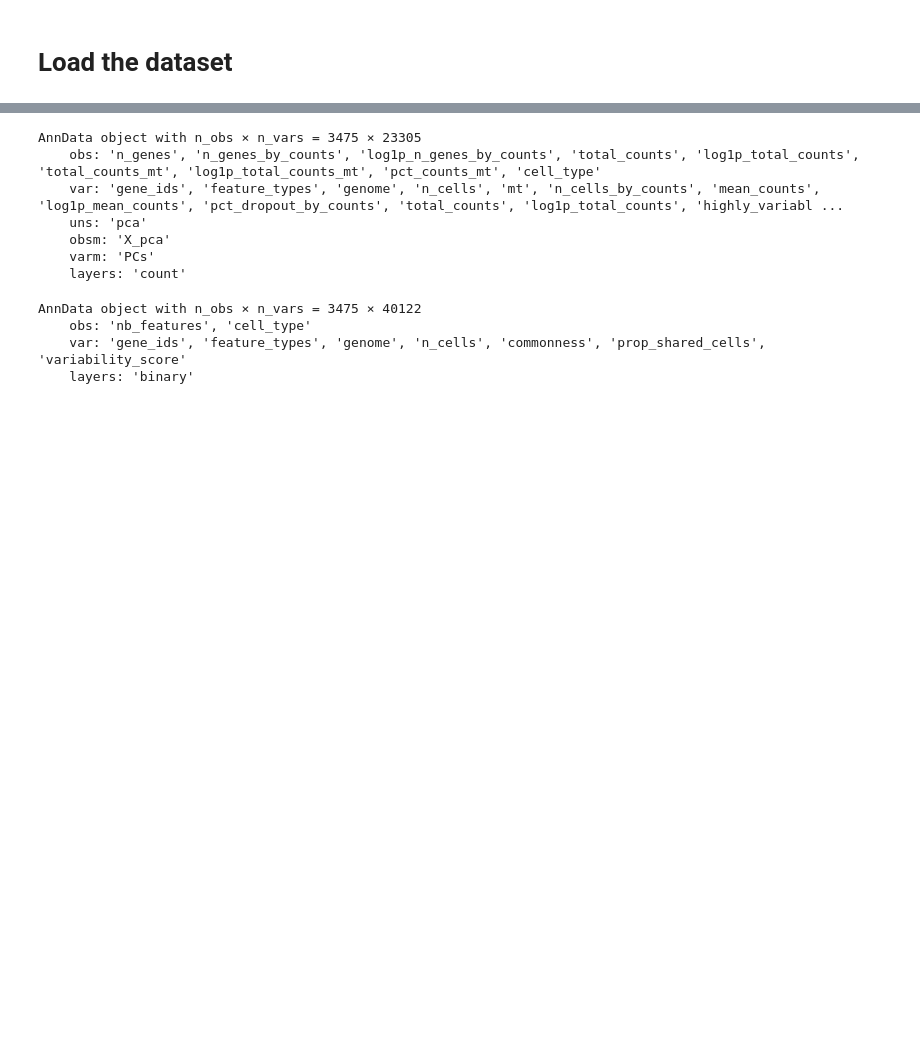
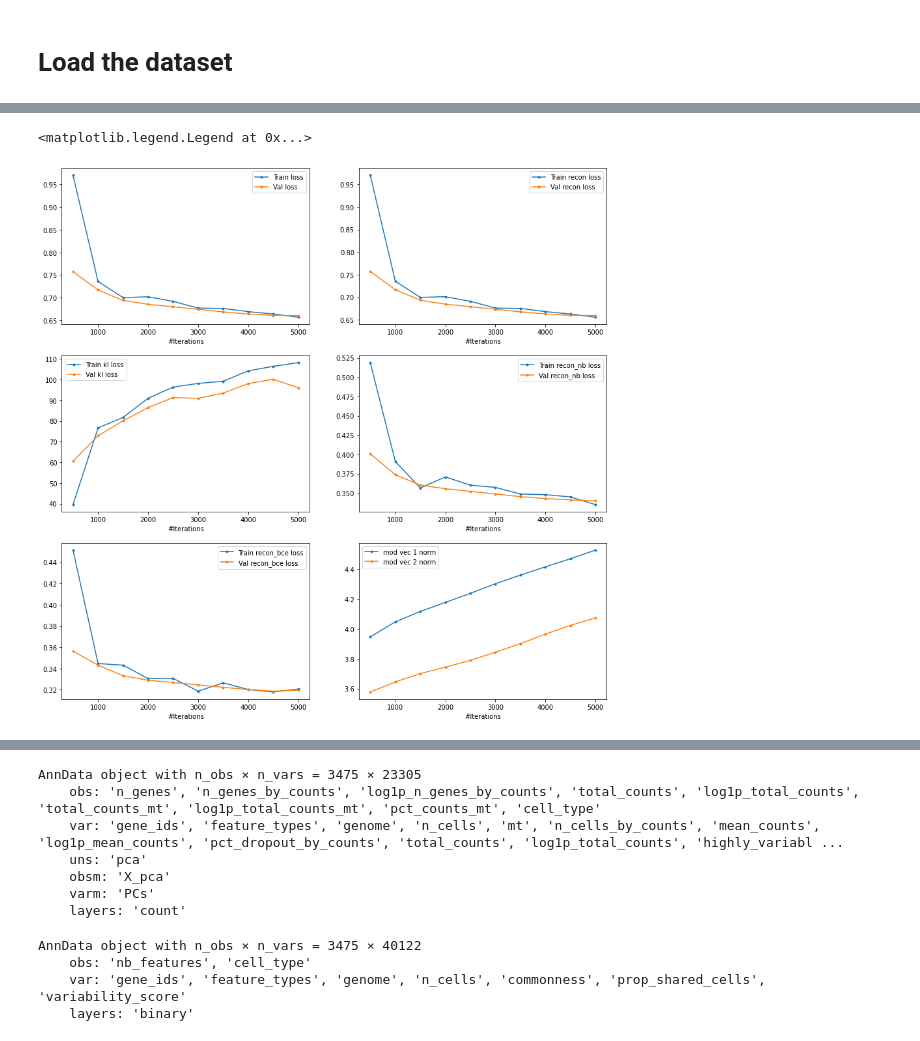
Before and after one commit to theislab/multimil, a Jupyter notebook: notebooks/test_experiment.ipynb, the cells around one changed output, grey strips where cells are left out. Saved outputs shown, nothing was run; the diff lists cells and outputs as text; code cells hidden in the pictures; blank space fills up the shorter version.

```diff
--- a/notebooks/test_experiment.ipynb
+++ b/notebooks/test_experiment.ipynb
@@ -7,6 +8,6 @@ import multigrate as mtg
 # %% [markdown]
 # Load the dataset
 # %%
-scrna = sc.read('../data/hao-2020/expressions.h5ad')
+scrna = sc.read('../data/10xpbmc10k-2020/expressions_hvg.h5ad')
 scrna
 # %% [output]
@@ -21,4 +17,4 @@ AnnData object with n_obs × n_vars = 149926 × 27504
 # %%
-cite = sc.read('../data/hao-2020/protein.h5ad')
-cite
+atac = sc.read('../data/10xpbmc10k-2020/peaks.h5ad')
+atac
 # %% [output]
@@ -32,0 +52,13 @@ AnnData object with n_obs × n_vars = 149926 × 228
+# %%
+model.train(
+    n_iters=5000,
+    #celltype_key='celltype.l1',
+    batch_size=64,
+    lr=3e-4,
+    val_split=0.1,
+    kl_anneal_iters=2500,
+    validate_every=500,
+    correct='all', #missing, none, all
+    kernel_type='gaussian',
+    version='2'
+)
@@ -32,0 +88,38 @@ AnnData object with n_obs × n_vars = 149926 × 228
+# %%
+loss_names = ['recon', 'kl']
+# if batches also plot integration loss
+for n in model.n_batch_labels:
+    if n > 1:
+        loss_names.append('integ')
+for loss in model.losses:
+    loss_names.append('recon_' + str(loss))
+nrows = int(np.ceil((len(loss_names)+2)/2))
+
+plt.figure(figsize=(15, nrows*5))
+
+plt.subplot(nrows, 2, 1)
+plt.plot(model.history['iteration'], model.history['train_loss'], '.-', label='Train loss');
+plt.plot(model.history['iteration'], model.history['val_loss'], '.-', label='Val loss');
+plt.xlabel('#Iterations')
+plt.legend()
+
+for i, name in enumerate(loss_names):
+    plt.subplot(nrows, 2, i+2)
+    plt.plot(model.history['iteration'], model.history[f'train_{name}'], '.-', label=f'Train {name} loss');
+    plt.plot(model.history['iteration'], model.history[f'val_{name}'], '.-', label=f'Val {name} loss');
+    plt.xlabel('#Iterations')
+    plt.legend()
+
+plt.subplot(nrows, 2, nrows*2)
+for i in range(model.model.modality_vectors.weight.shape[0]):
+    name = 'mod_vec' + str(i) + '_norm'
+    label = 'mod vec ' + str(i+1) + ' norm'
+    plt.plot(model.history['iteration'], model.history[name], '.-', label=label);
+plt.xlabel('#Iterations')
+plt.legend()
+
+#plt.savefig(os.path.join(output_dir, f'losses.png'), dpi=80, bbox_inches='tight')
+#plt.close('all')
+# %% [output]
+<matplotlib.legend.Legend at 0x...>
+[figure, added]
```
Also changed, not shown: parts of 21 cells of this notebook, 10 other files.
